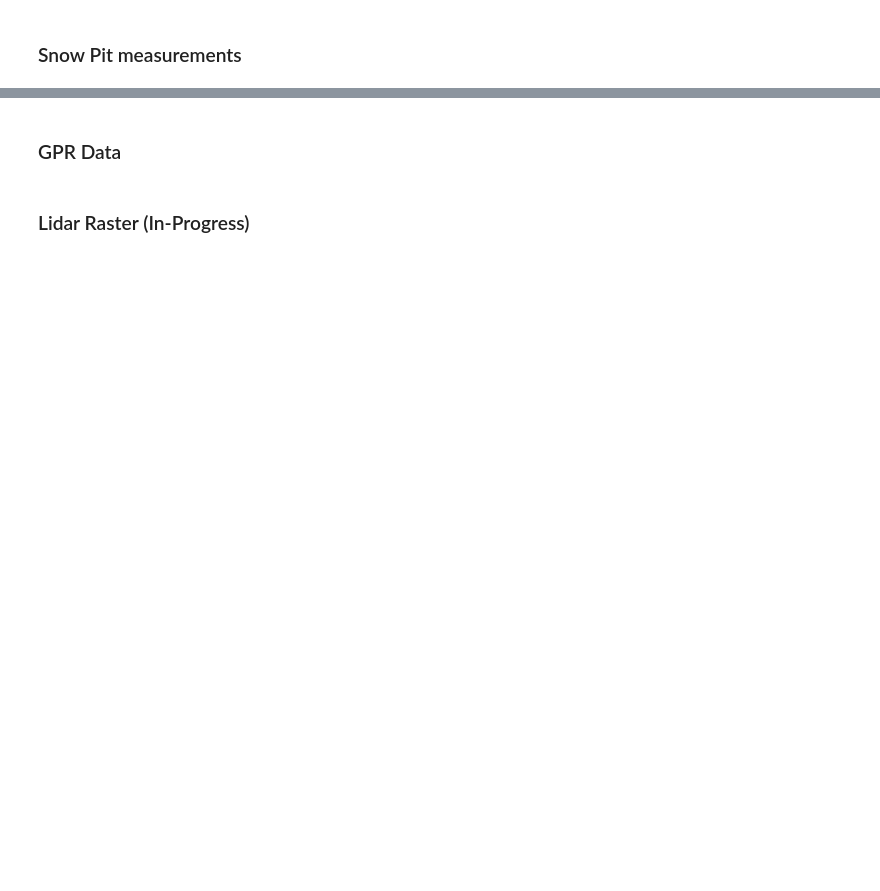
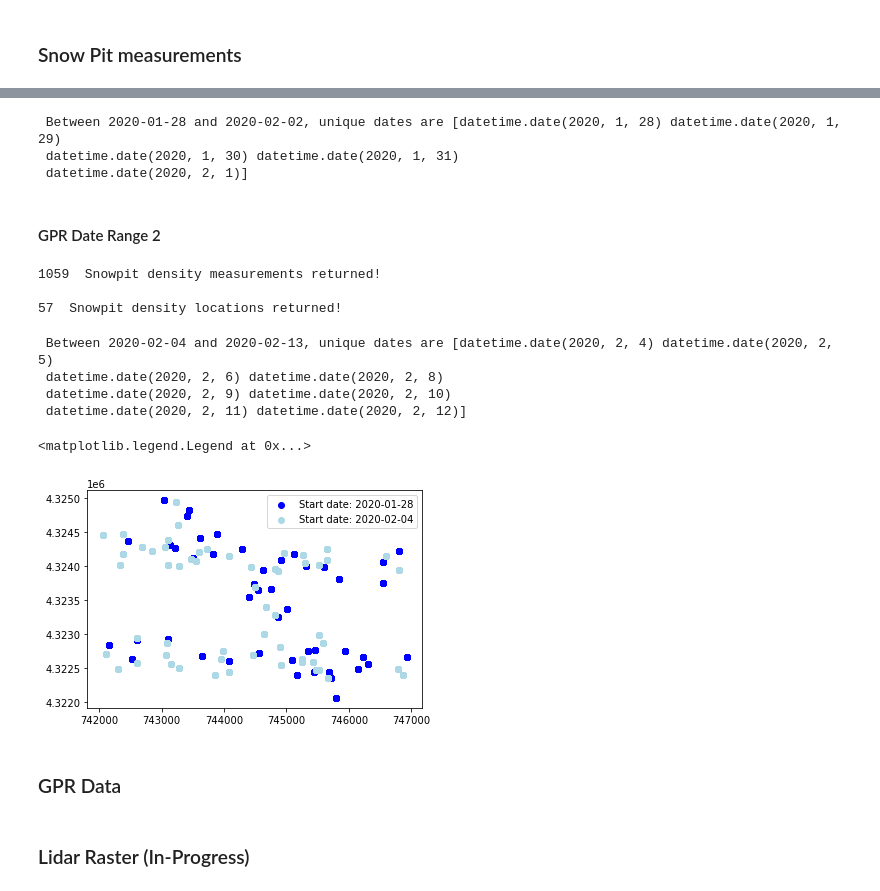
Before and after one commit to snowex-hackweek/coldfusion, a Jupyter notebook: contributors/megan-verf/Combined_Plots_new.ipynb, the cells around one changed output, grey strips where cells are left out. Drawn from its saved outputs; the diff is of its cells as text; code cells hidden in the pictures; blank space fills up the shorter version.

```diff
--- a/contributors/megan-verf/Combined_Plots_new.ipynb
+++ b/contributors/megan-verf/Combined_Plots_new.ipynb
@@ -45,10 +45,10 @@ depth2_date1 = datetime.date(2020,2,12) # Corresponds to ASO flight on 2/13/2020
 
 # Desired snow pit sample dates
 density1_date1 = datetime.date(2020,1,28)
-density1_date2 = datetime.date(2020,2,1)
+density1_date2 = datetime.date(2020,2,2)
 
 density2_date1 = datetime.date(2020,2,4)
-density2_date2 = datetime.date(2020,2,9)
+density2_date2 = datetime.date(2020,2,13)
 # %% [markdown]
 ### Define Boundingbox
 # %%
@@ -160,6 +170,65 @@ session.close()
+# %%
+# List unique dates
+print(f' Between {density1_date1} and {density1_date2}, unique dates are {(df_sp_gpr1.date.sort_values().unique())}')
+# %% [output]
+ Between 2020-01-28 and 2020-02-02, unique dates are [datetime.date(2020, 1, 28) datetime.date(2020, 1, 29)
+ datetime.date(2020, 1, 30) datetime.date(2020, 1, 31)
+ datetime.date(2020, 2, 1)]
+# %% [markdown]
+#### GPR Date Range 2
+# %%
+# Start the session
+engine, session = get_db(db_name)
+
+# Find the snowpit LayerData in the defined area within given dates
+query_sp = session.query(LayerData.geom, LayerData.easting, LayerData.northing, LayerData.date, LayerData.value,
+                         LayerData.pit_id, LayerData.type, LayerData.instrument)
+
+# Filter by site (probably not needed)
+# query_sp = query_sp.filter(LayerData.site_name == 'Grand Mesa')
+# Filter by bounding box
+query_sp = query_sp.filter(gfunc.ST_Within(LayerData.geom, wkb_element))
+# Filter by type (pit density)
+query_sp = query_sp.filter(LayerData.type == "density")
+# Filter by instrument
+query_sp = query_sp.filter(LayerData.instrument==None)
+
+# Slicing the dataset for specified dates
+query_sp = query_sp.filter(LayerData.date >= density2_date1)
+query_sp = query_sp.filter(LayerData.date <= density2_date2)
+
+count_meas = query_sp.count()
+print(count_meas, " Snowpit density measurements returned!\n")
+
+# convert to pandas dataframe
+df_sp_gpr2 = query_to_pandas(query_sp, engine)
+
+# create list of the unique dates (LayerData will have a lot of repeated dates, we only need a list per visit, not per measurement)
+locations = sorted(df_sp_gpr2['pit_id'].unique())
+count_pits = len(locations)
+print(count_pits, " Snowpit density locations returned!\n")
+
+session.close()
+# %% [output]
+1059  Snowpit density measurements returned!
+
+57  Snowpit density locations returned!
+# %%
+# List unique dates
+print(f' Between {density2_date1} and {density2_date2}, unique dates are {(df_sp_gpr2.date.sort_values().unique())}')
+# %% [output]
+ Between 2020-02-04 and 2020-02-13, unique dates are [datetime.date(2020, 2, 4) datetime.date(2020, 2, 5)
+ datetime.date(2020, 2, 6) datetime.date(2020, 2, 8)
+ datetime.date(2020, 2, 9) datetime.date(2020, 2, 10)
+ datetime.date(2020, 2, 11) datetime.date(2020, 2, 12)]
 # %%
 # Plot sites
-plt.scatter(df_sp['easting'], df_sp['northing'])
+plt.scatter(df_sp_gpr1['easting'], df_sp_gpr1['northing'], c = 'b', label = 'Start date: ' + str(density1_date1))
+plt.scatter(df_sp_gpr2['easting'], df_sp_gpr2['northing'], c = 'lightblue', label = 'Start date: ' + str(density2_date1))
+plt.legend()
+# %% [output]
+<matplotlib.legend.Legend at 0x...>
+[figure, added]
 # %%
 # result = session.query(LayerData.instrument).distinct().all()
 # print('\nInstrument Types: ', result)
```
Also changed, not shown: parts of 6 cells of this notebook.
